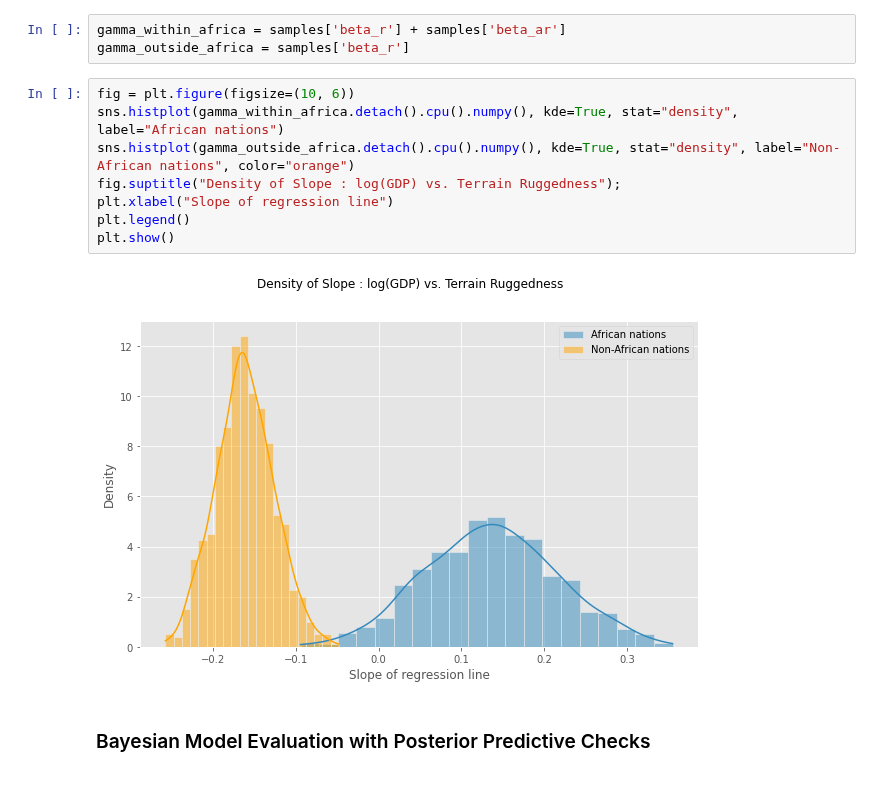
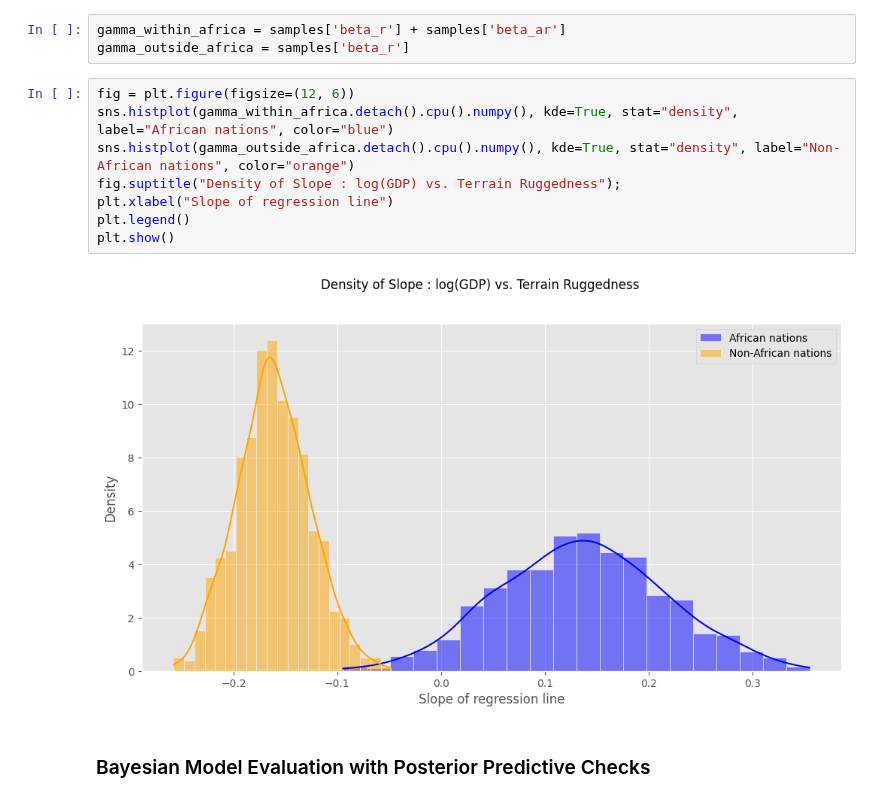
Before and after one commit to drclab/GP_VAE, a Jupyter notebook: drclab/Pyro/Pyro_11.ipynb, the cells around one changed output. Cells and saved outputs as stored; diff of their text form.

```diff
--- a/drclab/Pyro/Pyro_11.ipynb
+++ b/drclab/Pyro/Pyro_11.ipynb
@@ -203,15 +204,15 @@ with pyro.plate("samples", 800, dim=-1):
 gamma_within_africa = samples['beta_r'] + samples['beta_ar']
 gamma_outside_africa = samples['beta_r']
 # %%
-fig = plt.figure(figsize=(10, 6))
-sns.histplot(gamma_within_africa.detach().cpu().numpy(), kde=True, stat="density", label="African nations")
+fig = plt.figure(figsize=(12, 6))
+sns.histplot(gamma_within_africa.detach().cpu().numpy(), kde=True, stat="density", label="African nations", color="blue")
 sns.histplot(gamma_outside_africa.detach().cpu().numpy(), kde=True, stat="density", label="Non-African nations", color="orange")
 fig.suptitle("Density of Slope : log(GDP) vs. Terrain Ruggedness");
 plt.xlabel("Slope of regression line")
 plt.legend()
 plt.show()
 # %% [output]
-[figure, old version]
+[figure, new version]
 # %% [markdown]
 ### Bayesian Model Evaluation with Posterior Predictive Checks
 # %%
```
Also changed, not shown: parts of 3 cells of this notebook.
